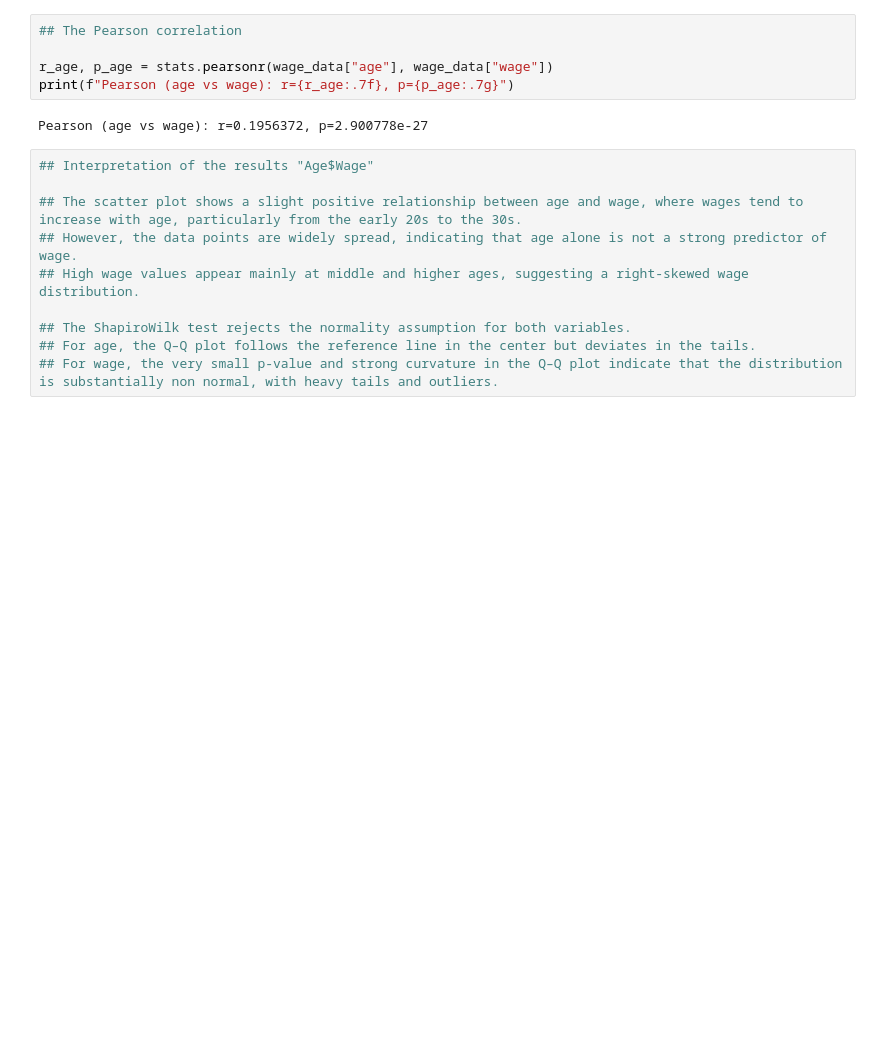
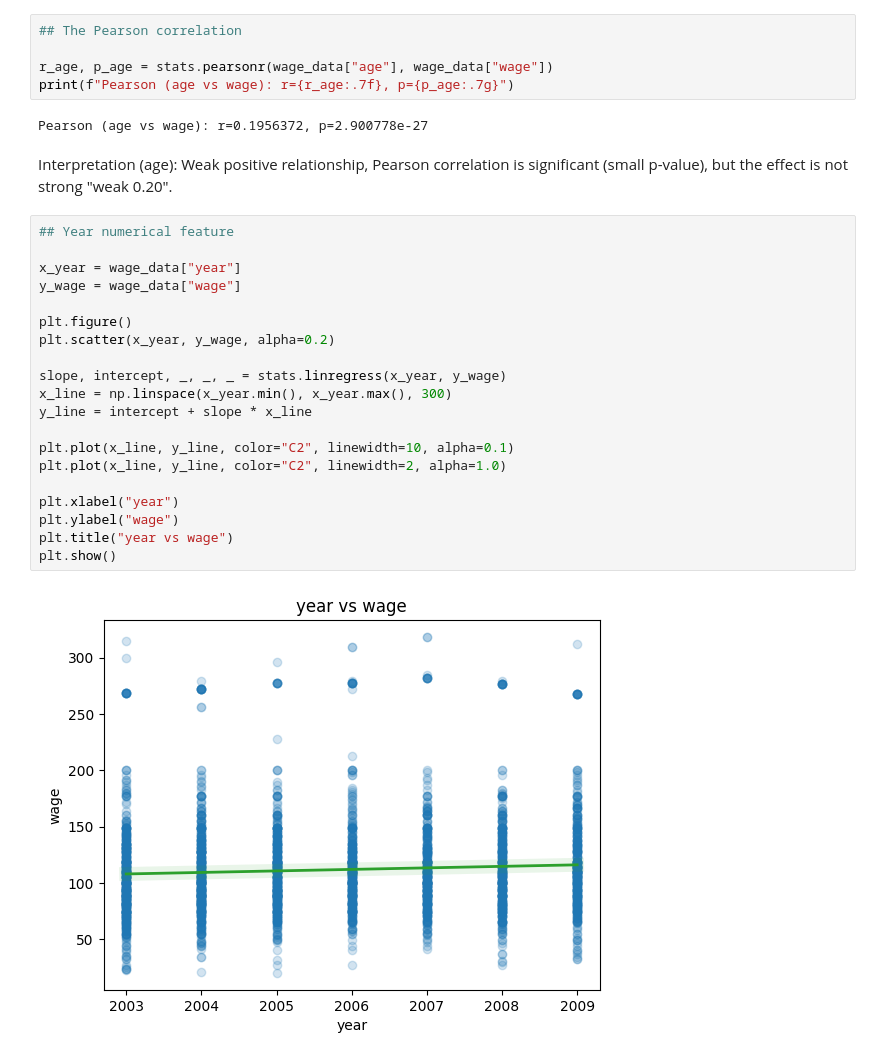
Before and after one commit to LNU4/ML, a Jupyter notebook: Assignment_1.ipynb, the cells around one changed output. Cells and saved outputs as stored; diff of their text form; blank space fills up the shorter version.

```diff
--- a/Assignment_1.ipynb
+++ b/Assignment_1.ipynb
@@ -153,13 +185,27 @@ r_age, p_age = stats.pearsonr(wage_data["age"], wage_data["wage"])
 print(f"Pearson (age vs wage): r={r_age:.7f}, p={p_age:.7g}")
 # %% [output]
 Pearson (age vs wage): r=0.1956372, p=2.900778e-27
-# %%
-## Interpretation of the results "Age$Wage"
-
-## The scatter plot shows a slight positive relationship between age and wage, where wages tend to increase with age, particularly from the early 20s to the 30s.
-## However, the data points are widely spread, indicating that age alone is not a strong predictor of wage.
-## High wage values appear mainly at middle and higher ages, suggesting a right-skewed wage distribution.
-
-## The ShapiroWilk test rejects the normality assumption for both variables.
-## For age, the Q–Q plot follows the reference line in the center but deviates in the tails.
-## For wage, the very small p-value and strong curvature in the Q–Q plot indicate that the distribution is substantially non normal, with heavy tails and outliers.
+# %% [markdown]
+Interpretation (age): Weak positive relationship, Pearson correlation is significant (small p-value), but the effect is not strong "weak 0.20".
+# %%
+## Year numerical feature
+
+x_year = wage_data["year"]
+y_wage = wage_data["wage"]
+
+plt.figure()
+plt.scatter(x_year, y_wage, alpha=0.2)
+
+slope, intercept, _, _, _ = stats.linregress(x_year, y_wage)
+x_line = np.linspace(x_year.min(), x_year.max(), 300)
+y_line = intercept + slope * x_line
+
+plt.plot(x_line, y_line, color="C2", linewidth=10, alpha=0.1)
+plt.plot(x_line, y_line, color="C2", linewidth=2, alpha=1.0)
+
+plt.xlabel("year")
+plt.ylabel("wage")
+plt.title("year vs wage")
+plt.show()
+# %% [output]
+[figure, added]
```
Also changed, not shown: parts of 40 cells of this notebook, 1 other file.
